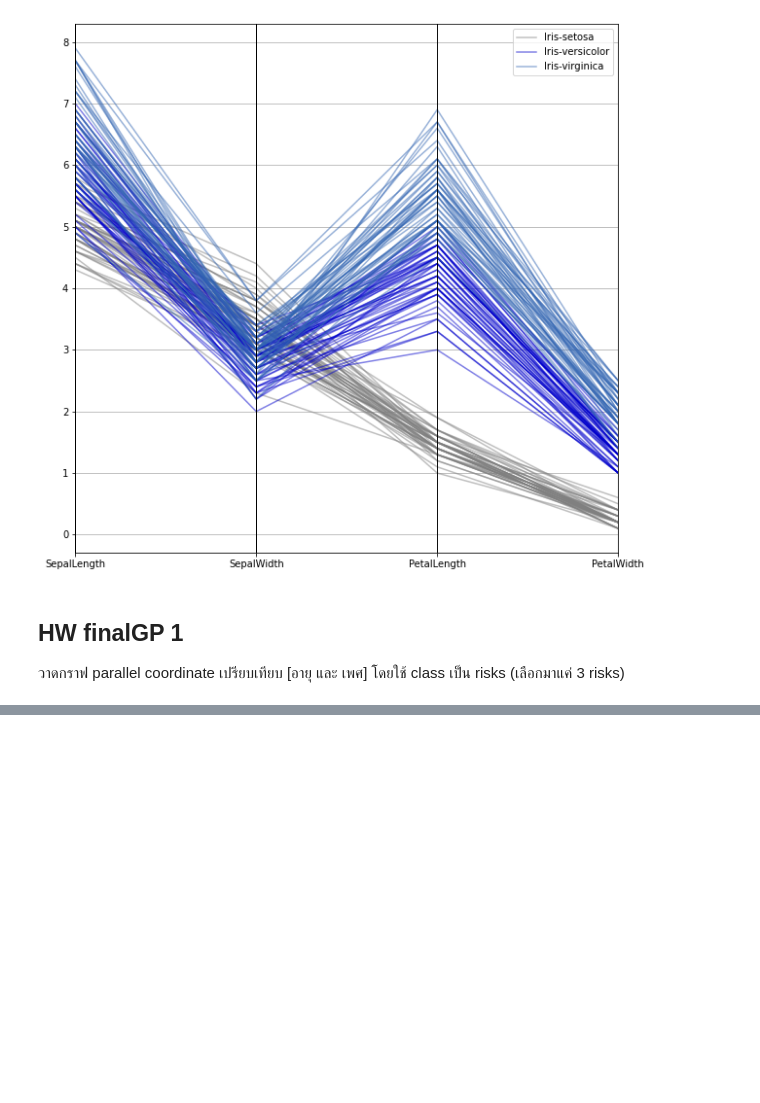
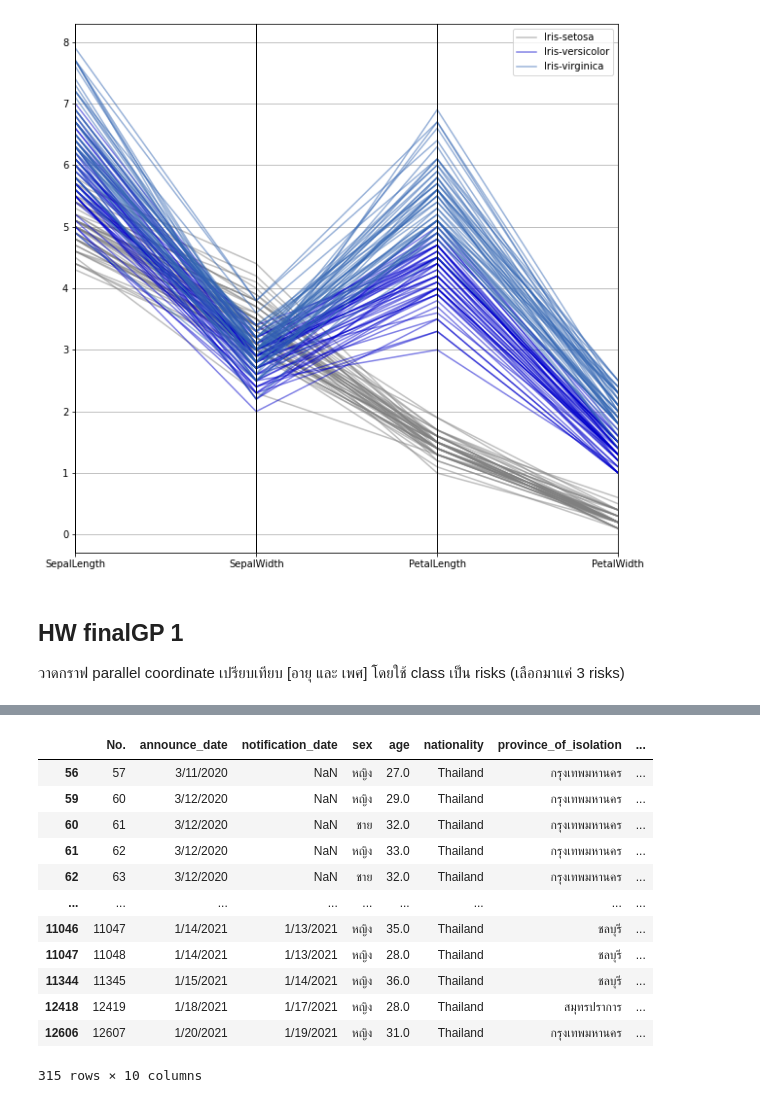
Before and after one commit to Plaifha/data_viz_2022, a Jupyter notebook: DataViz01_Table_Data.ipynb, the cells around one changed output, grey strips where cells are left out. Drawn from its saved outputs; the diff is of its cells as text; code cells hidden in the pictures; blank space fills up the shorter version.

```diff
--- a/DataViz01_Table_Data.ipynb
+++ b/DataViz01_Table_Data.ipynb
@@ -142,0 +171,17 @@ pd.plotting.parallel_coordinates(df, 'Name', color=[[0.5,0.5,0.5,0.5],[0,0,0.8,0
+# %%
+data1 = data_df[data_df['risk']== 'สถานบันเทิง']
+data1
+# %% [output]
+|  | No. | announce_date | notification_date | sex | age | nationality | province_of_isolation | ... |
+| 56 | 57 | 3/11/2020 | NaN | หญิง | 27.0 | Thailand | กรุงเทพมหานคร | ... |
+| 59 | 60 | 3/12/2020 | NaN | หญิง | 29.0 | Thailand | กรุงเทพมหานคร | ... |
+| 60 | 61 | 3/12/2020 | NaN | ชาย | 32.0 | Thailand | กรุงเทพมหานคร | ... |
+| 61 | 62 | 3/12/2020 | NaN | หญิง | 33.0 | Thailand | กรุงเทพมหานคร | ... |
+| 62 | 63 | 3/12/2020 | NaN | ชาย | 32.0 | Thailand | กรุงเทพมหานคร | ... |
+| ... | ... | ... | ... | ... | ... | ... | ... | ... |
+| 11046 | 11047 | 1/14/2021 | 1/13/2021 | หญิง | 35.0 | Thailand | ชลบุรี | ... |
+| 11047 | 11048 | 1/14/2021 | 1/13/2021 | หญิง | 28.0 | Thailand | ชลบุรี | ... |
+| 11344 | 11345 | 1/15/2021 | 1/14/2021 | หญิง | 36.0 | Thailand | ชลบุรี | ... |
+| 12418 | 12419 | 1/18/2021 | 1/17/2021 | หญิง | 28.0 | Thailand | สมุทรปราการ | ... |
+| 12606 | 12607 | 1/20/2021 | 1/19/2021 | หญิง | 31.0 | Thailand | กรุงเทพมหานคร | ... |
+315 rows × 10 columns
```
Also changed, not shown: parts of 6 cells of this notebook.
